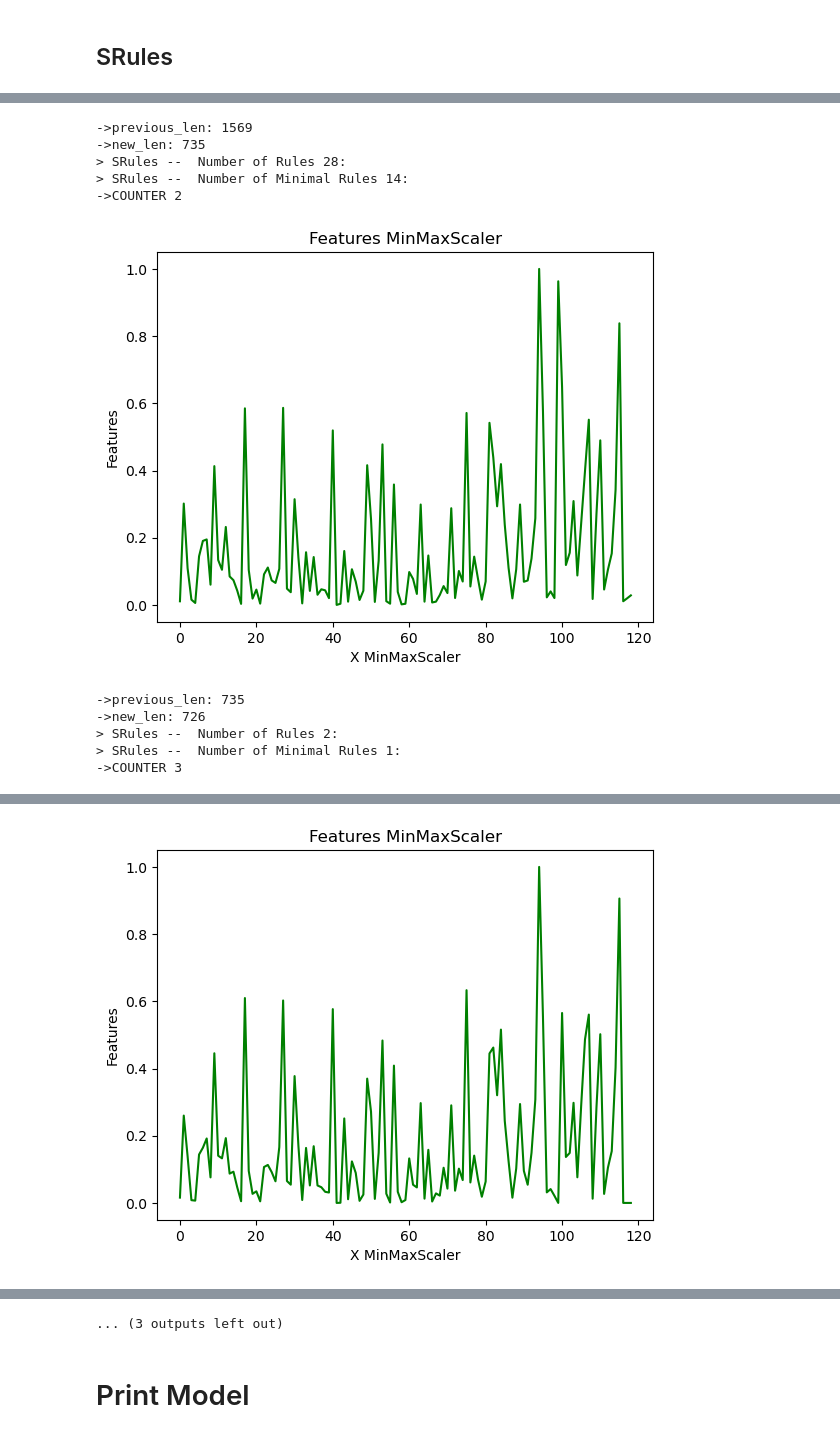
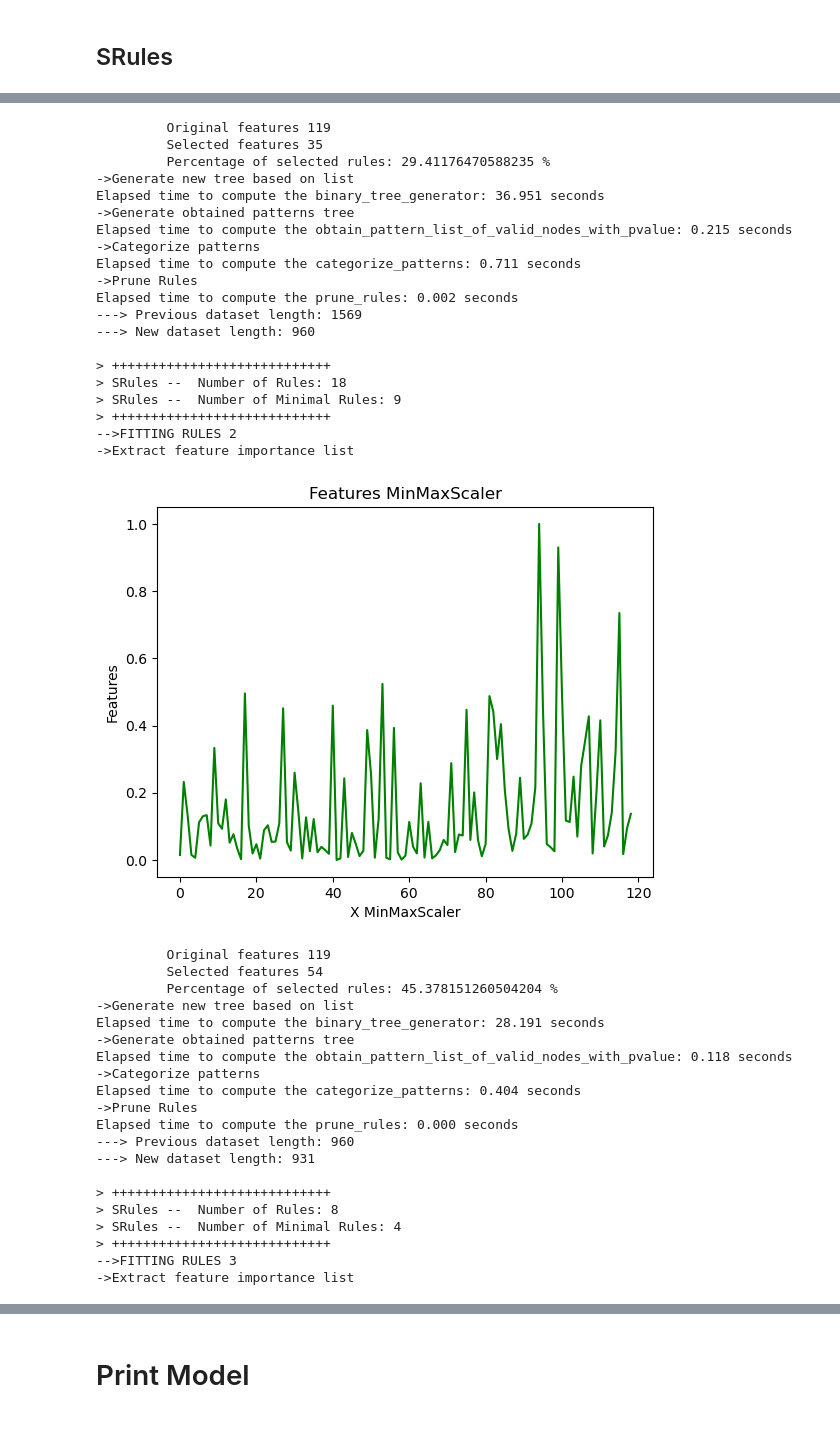
Before and after one commit to marioopv/SRules, a Jupyter notebook: notebooks/SRules/SRules_example.ipynb, the cells around one changed output, grey strips where cells are left out. Saved outputs shown, nothing was run; the diff lists cells and outputs as text; code cells hidden in the pictures.

```diff
--- a/notebooks/SRules/SRules_example.ipynb
+++ b/notebooks/SRules/SRules_example.ipynb
@@ -70,10 +70,10 @@ rules = SRules(
                 feature_names=dataset.feature_names,
                 target_value_name = dataset.target_names,
                 display_features = True,
-                display_logs = False,
+                display_logs = True,
                 chi_square_percent_point_function = 0.95,
                 scale_feature_coefficient = 0.1,
-                min_accuracy_coefficient = 0.95,
+                min_accuracy_coefficient = 0.99,
                 min_number_class_per_node = 5
             )
 # Fit model
@@ -88,11 +89,41 @@ print(f"Elapsed TOTAL TIME: {elapsed_time:.3f} seconds")
-->previous_len: 1569
-->new_len: 735
-> SRules --  Number of Rules 28:
-> SRules --  Number of Minimal Rules 14:
-->COUNTER 2
+         Original features 119
+         Selected features 35
+         Percentage of selected rules: 29.41176470588235 %
+->Generate new tree based on list
+Elapsed time to compute the binary_tree_generator: 36.951 seconds
+->Generate obtained patterns tree
+Elapsed time to compute the obtain_pattern_list_of_valid_nodes_with_pvalue: 0.215 seconds
+->Categorize patterns
+Elapsed time to compute the categorize_patterns: 0.711 seconds
+->Prune Rules
+Elapsed time to compute the prune_rules: 0.002 seconds
+---> Previous dataset length: 1569
+---> New dataset length: 960
+
+> ++++++++++++++++++++++++++++
+> SRules --  Number of Rules: 18
+> SRules --  Number of Minimal Rules: 9
+> ++++++++++++++++++++++++++++
+-->FITTING RULES 2
+->Extract feature importance list
-[figure, old version]
+[figure, new version]
-->previous_len: 735
-->new_len: 726
-> SRules --  Number of Rules 2:
-> SRules --  Number of Minimal Rules 1:
-->COUNTER 3
+         Original features 119
+         Selected features 54
+         Percentage of selected rules: 45.378151260504204 %
+->Generate new tree based on list
+Elapsed time to compute the binary_tree_generator: 28.191 seconds
+->Generate obtained patterns tree
+Elapsed time to compute the obtain_pattern_list_of_valid_nodes_with_pvalue: 0.118 seconds
+->Categorize patterns
+Elapsed time to compute the categorize_patterns: 0.404 seconds
+->Prune Rules
+Elapsed time to compute the prune_rules: 0.000 seconds
+---> Previous dataset length: 960
+---> New dataset length: 931
+
+> ++++++++++++++++++++++++++++
+> SRules --  Number of Rules: 8
+> SRules --  Number of Minimal Rules: 4
+> ++++++++++++++++++++++++++++
+-->FITTING RULES 3
+->Extract feature importance list
@@ -105 +147,0 @@ print(f"Elapsed TOTAL TIME: {elapsed_time:.3f} seconds")
-[figure, removed]
@@ -118,4 +148,3 @@ print(f"Elapsed TOTAL TIME: {elapsed_time:.3f} seconds")
-... (3 outputs left out)
 # %% [markdown]
 # Print Model
 # %%
```
Also changed, not shown: parts of 4 cells of this notebook, 2 other files.
